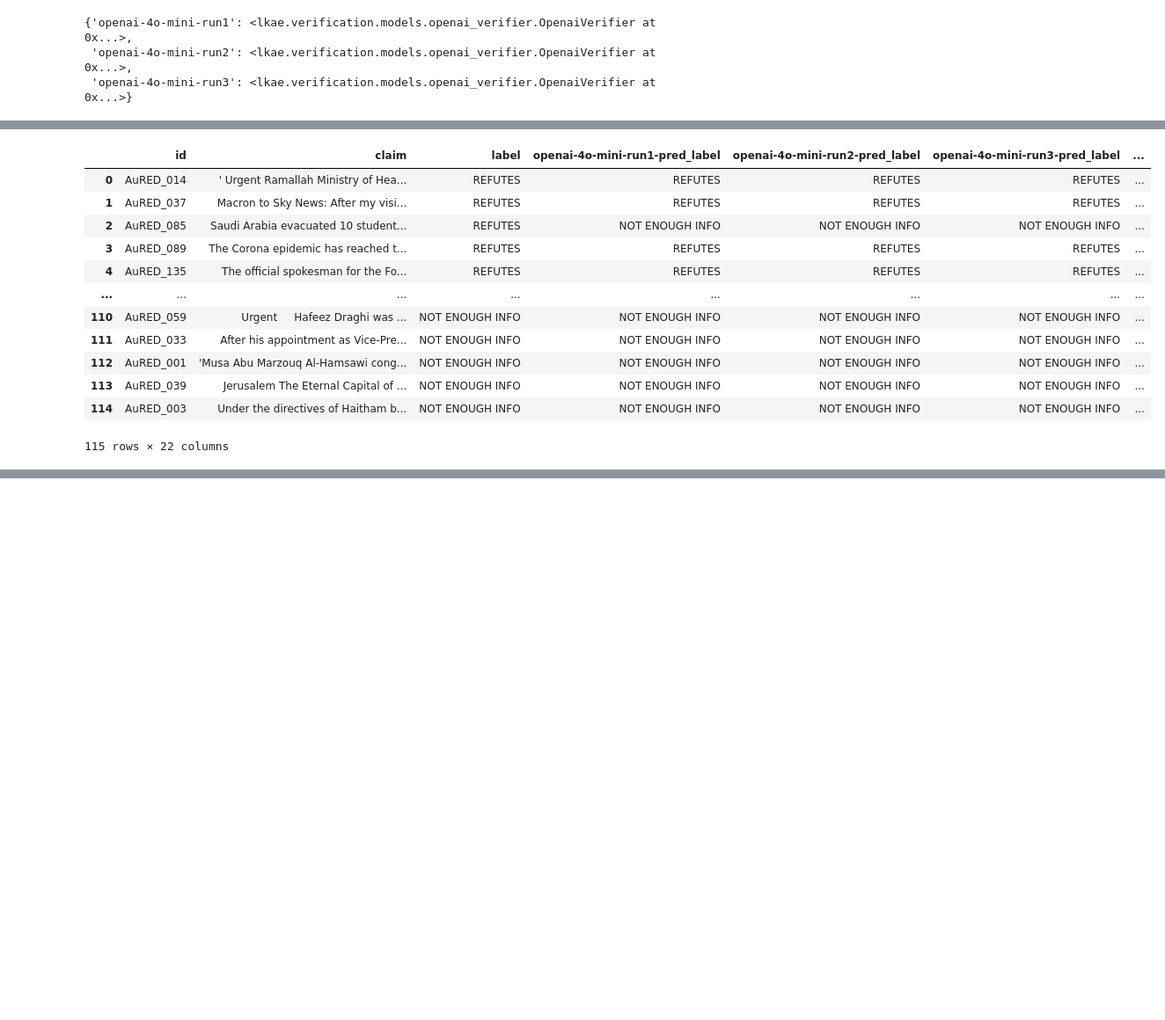
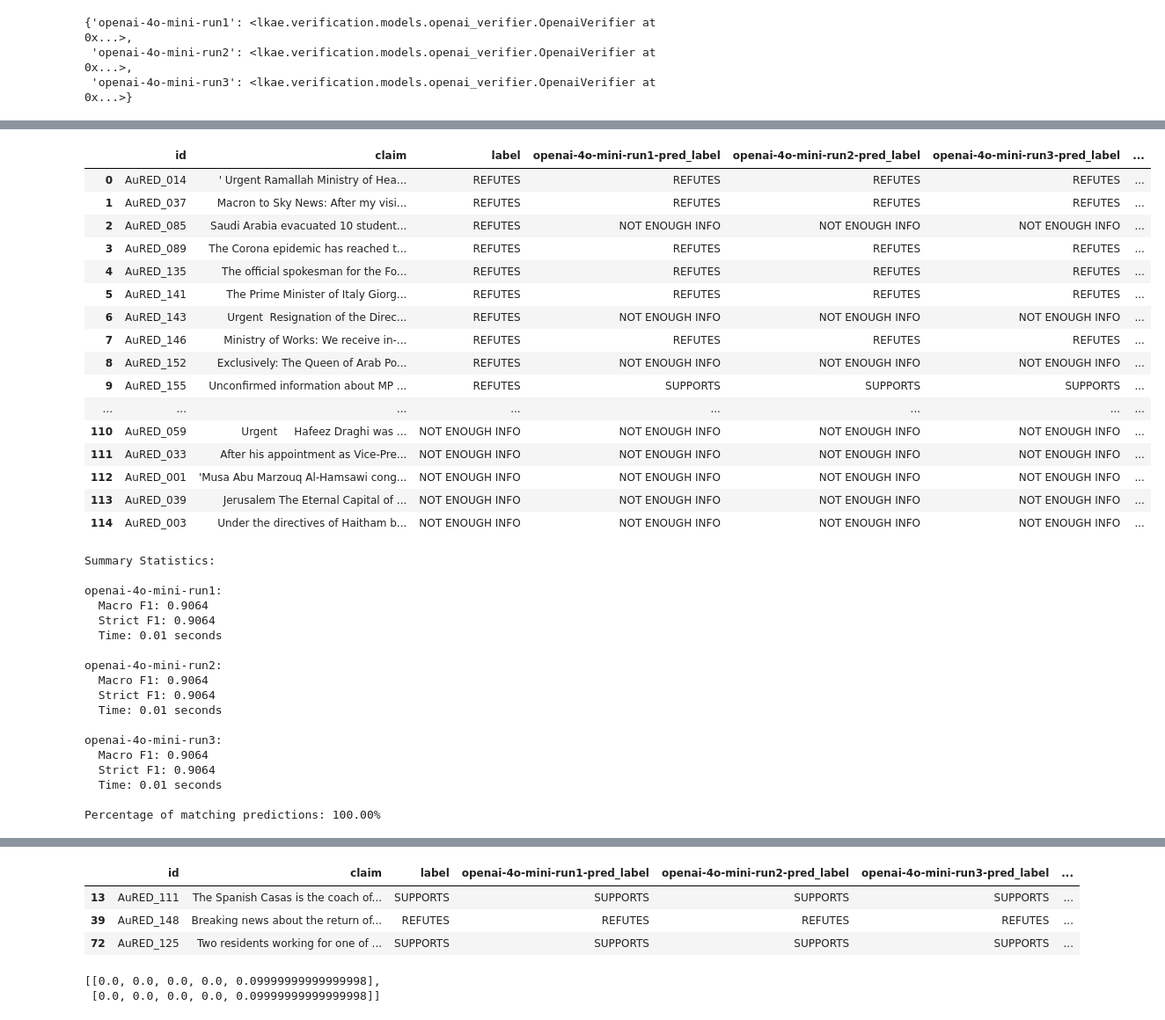
Before and after one commit to LuisKolb/thesis, a Jupyter notebook: lkae/RQ2/experiment-comparison-oai-variance/compare.ipynb, the cells around one changed output, grey strips where cells are left out. Shown: that part at 88% size. Drawn from its saved outputs; the diff is of its cells as text; code cells hidden in the pictures; blank space fills up the shorter version.

```diff
--- a/lkae/RQ2/experiment-comparison-oai-variance/compare.ipynb
+++ b/lkae/RQ2/experiment-comparison-oai-variance/compare.ipynb
@@ -168,6 +166,7 @@ pkl.dump(results, open('results/results.pkl', 'wb'))
 # }
 # %%
 pd.set_option('display.max_columns', None)
+pd.set_option('display.max_rows', 500)
 # %%
 # Create a dictionary to store the comparison data
 comparison_data = {}
@@ -194,16 +193,22 @@ for verifier_label, result in results.items():
 
         comparison_data[item_id][f'{verifier_label}-pred_label'] = item['predicted_label']
 
+        scores = []
         # Add evidence columns with the new format
         for i in range(max_evidence):
             if i < len(item['predicted_evidence']):
                 ev = item['predicted_evidence'][i]
-                comparison_data[item_id][f'{verifier_label}-ev_{i+1}'] = f"({ev[3]:.1f}) {ev[2]} "
+                score = ev[3]
+                comparison_data[item_id][f'{verifier_label}-ev_{i+1}'] = f"({score:.1f}) {ev[2]} "
+                scores += [score]
             else:
                 comparison_data[item_id][f'{verifier_label}-ev_{i+1}'] = ''
+            comparison_data[item_id]['scores'] = scores
+        comparison_data[item_id][f'{verifier_label}-scores'] = scores
 
 # Create a DataFrame from the comparison data
 df_comparison = pd.DataFrame(list(comparison_data.values()))
+
 
 # Define the column order
 columns = ['id', 'claim', 'label']
@@ -212,7 +217,9 @@ for verifier in results.keys():
 
 for verifier in results.keys():
     for i in range(max_evidence):
-        columns.append(f'{verifier}-ev_{i+1}')
+        # columns.append(f'{verifier}-ev_{i+1}')
+        pass
+    columns.append(f'{verifier}-scores')
 
 # Reorder the DataFrame columns
 df_comparison = df_comparison[columns]
@@ -224,39 +231,89 @@ def labels_match(row):
 
 df_comparison['Predicted Labels Match'] = df_comparison.apply(labels_match, axis=1)
 
+# Function to calculate absolute differences between n lists
+def calculate_absolute_differences(score_lists):
+    # Initialize an empty list to store differences
+    abs_differences = []
+
+    # Iterate through the list and calculate differences between successive lists
+    for i in range(len(score_lists) - 1):
+        differences = [abs(a - b) for a, b in zip(score_lists[i], score_lists[i + 1])]
+        abs_differences.append(differences)
+
+    return abs_differences
+
+# Add a column to compare scores
+def scores_diff(row):
+    predicted_scores = [row[f'{verifier}-scores'] for verifier in results.keys()]
+    # return 'Yes' if len(set(predicted_scores)) == 1 else 'No'
+    return calculate_absolute_differences(predicted_scores)
+
+df_comparison['Conf Diff'] = df_comparison.apply(scores_diff, axis=1)
+
+
+# Add a column to compare scores
+def are_all_entries_zero(row):
+    nested_list = row[f'Conf Diff']
+    return "Yes" if all(all(x == 0 for x in sublist) for sublist in nested_list) else "No"
+
+df_comparison['Conf Matches'] = df_comparison.apply(are_all_entries_zero, axis=1)
+
 # Move the 'Predicted Labels Match' column to the end
 cols = df_comparison.columns.tolist()
 cols = cols[:-1] + cols[-1:]
 df_comparison = df_comparison[cols]
 
 # Display the DataFrame
-display(df_comparison)
+display(df_comparison.head(200))
 
 # Optionally, save the DataFrame to a CSV file for easier viewing in spreadsheet software
 df_comparison.to_csv('results/verifier_comparison_detailed.csv', index=False)
 
 # Print summary statistics
 print("\nSummary Statistics:")
 for verifier_label, result in results.items():
     print(f"\n{verifier_label}:")
     print(f"  Macro F1: {result['macro_f1']:.4f}")
     print(f"  Strict F1: {result['strict_f1']:.4f}")
     print(f"  Time: {result['time']:.2f} seconds")
 
 # Print the percentage of matching predictions
 matching_percentage = (df_comparison['Predicted Labels Match'] == 'Yes').mean() * 100
 print(f"\nPercentage of matching predictions: {matching_percentage:.2f}%")
 # %% [output]
 |  | id | claim | label | openai-4o-mini-run1-pred_label | openai-4o-mini-run2-pred_label | openai-4o-mini-run3-pred_label | ... |
 | 0 | AuRED_014 | ' Urgent Ramallah Ministry of Hea... | REFUTES | REFUTES | REFUTES | REFUTES | ... |
 | 1 | AuRED_037 | Macron to Sky News: After my visi... | REFUTES | REFUTES | REFUTES | REFUTES | ... |
 | 2 | AuRED_085 | Saudi Arabia evacuated 10 student... | REFUTES | NOT ENOUGH INFO | NOT ENOUGH INFO | NOT ENOUGH INFO | ... |
 | 3 | AuRED_089 | The Corona epidemic has reached t... | REFUTES | REFUTES | REFUTES | REFUTES | ... |
 | 4 | AuRED_135 | The official spokesman for the Fo... | REFUTES | REFUTES | REFUTES | REFUTES | ... |
+| 5 | AuRED_141 | The Prime Minister of Italy Giorg... | REFUTES | REFUTES | REFUTES | REFUTES | ... |
+| 6 | AuRED_143 | Urgent ️ Resignation of the Direc... | REFUTES | NOT ENOUGH INFO | NOT ENOUGH INFO | NOT ENOUGH INFO | ... |
+| 7 | AuRED_146 | Ministry of Works: We receive in-... | REFUTES | REFUTES | REFUTES | REFUTES | ... |
+| 8 | AuRED_152 | Exclusively: The Queen of Arab Po... | REFUTES | NOT ENOUGH INFO | NOT ENOUGH INFO | NOT ENOUGH INFO | ... |
+| 9 | AuRED_155 | Unconfirmed information about MP ... | REFUTES | SUPPORTS | SUPPORTS | SUPPORTS | ... |
 | ... | ... | ... | ... | ... | ... | ... | ... |
 | 110 | AuRED_059 | Urgent ️ ️ ️ ️ Hafeez Draghi was ... | NOT ENOUGH INFO | NOT ENOUGH INFO | NOT ENOUGH INFO | NOT ENOUGH INFO | ... |
 | 111 | AuRED_033 | After his appointment as Vice-Pre... | NOT ENOUGH INFO | NOT ENOUGH INFO | NOT ENOUGH INFO | NOT ENOUGH INFO | ... |
 | 112 | AuRED_001 | 'Musa Abu Marzouq Al-Hamsawi cong... | NOT ENOUGH INFO | NOT ENOUGH INFO | NOT ENOUGH INFO | NOT ENOUGH INFO | ... |
 | 113 | AuRED_039 | Jerusalem The Eternal Capital of ... | NOT ENOUGH INFO | NOT ENOUGH INFO | NOT ENOUGH INFO | NOT ENOUGH INFO | ... |
 | 114 | AuRED_003 | Under the directives of Haitham b... | NOT ENOUGH INFO | NOT ENOUGH INFO | NOT ENOUGH INFO | NOT ENOUGH INFO | ... |
-115 rows × 22 columns
+Summary Statistics:
+
+openai-4o-mini-run1:
+  Macro F1: 0.9064
+  Strict F1: 0.9064
+  Time: 0.01 seconds
+
+openai-4o-mini-run2:
+  Macro F1: 0.9064
+  Strict F1: 0.9064
+  Time: 0.01 seconds
+
+openai-4o-mini-run3:
+  Macro F1: 0.9064
+  Strict F1: 0.9064
+  Time: 0.01 seconds
+
+Percentage of matching predictions: 100.00%
@@ -280,0 +320,12 @@ Percentage of matching predictions: 99.13%
+# %%
+df_comparison.loc[df_comparison['Conf Matches'] != "Yes"]
+# %% [output]
+|  | id | claim | label | openai-4o-mini-run1-pred_label | openai-4o-mini-run2-pred_label | openai-4o-mini-run3-pred_label | ... |
+| 13 | AuRED_111 | The Spanish Casas is the coach of... | SUPPORTS | SUPPORTS | SUPPORTS | SUPPORTS | ... |
+| 39 | AuRED_148 | Breaking news about the return of... | REFUTES | REFUTES | REFUTES | REFUTES | ... |
+| 72 | AuRED_125 | Two residents working for one of ... | SUPPORTS | SUPPORTS | SUPPORTS | SUPPORTS | ... |
+# %%
+df_comparison.iloc[13]["Conf Diff"]
+# %% [output]
+[[0.0, 0.0, 0.0, 0.0, 0.09999999999999998],
+ [0.0, 0.0, 0.0, 0.0, 0.09999999999999998]]
```
Also changed, not shown: parts of 4 cells of this notebook, 58 other files.
